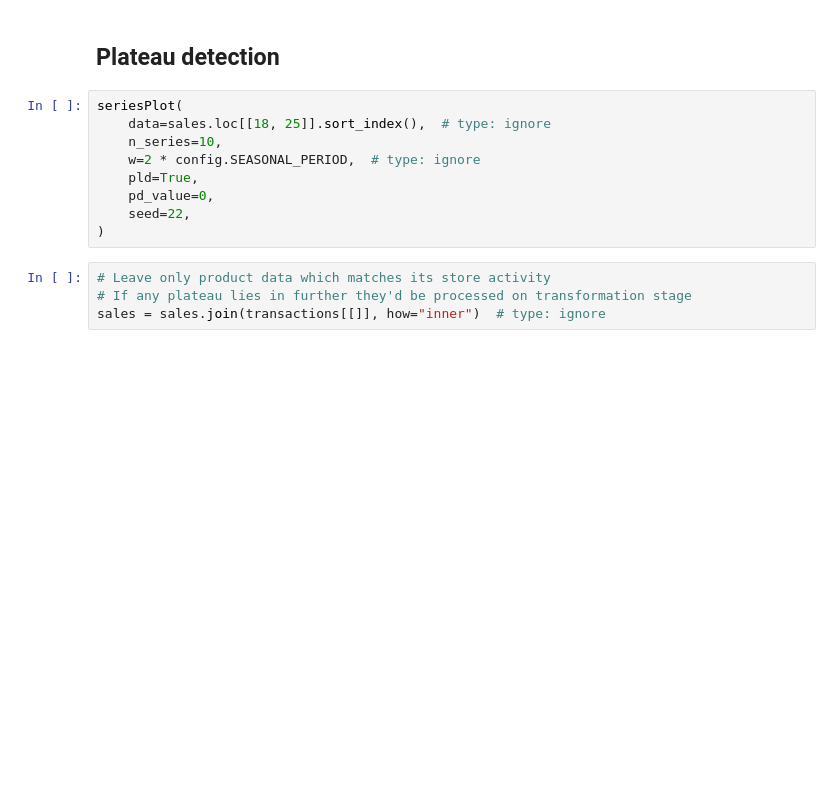
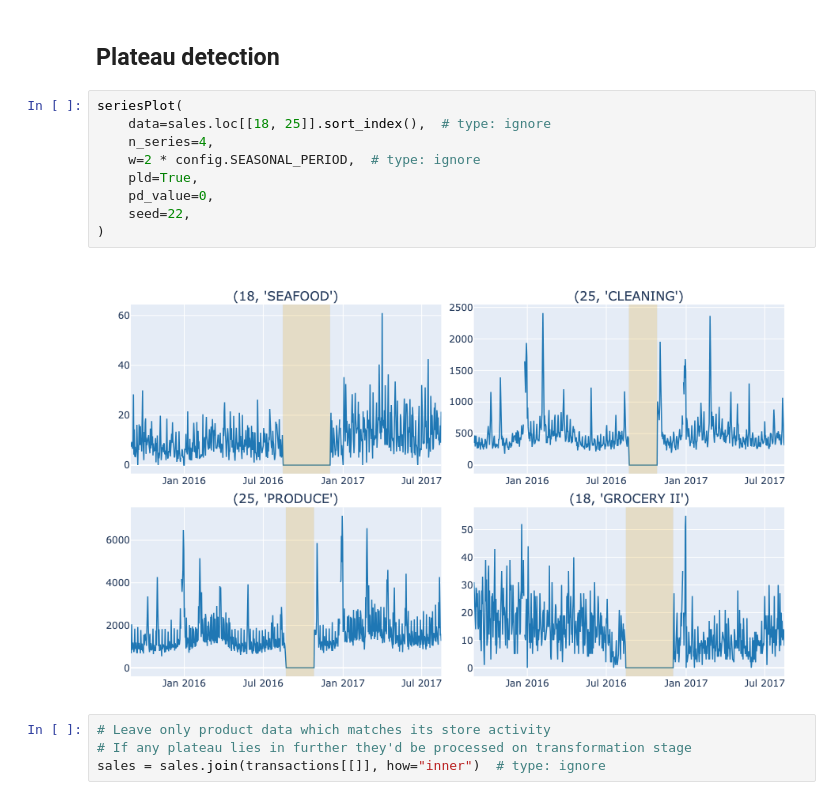
Before and after one commit to irressaf/ts-enterprise, a Jupyter notebook: notebooks/processing.ipynb, the cells around one changed output. Drawn from its saved outputs; the diff is of its cells as text; blank space fills up the shorter version.

```diff
--- a/notebooks/processing.ipynb
+++ b/notebooks/processing.ipynb
@@ -254,12 +263,14 @@ sales = mapper.inverse_transform(sales)
 # %%
 seriesPlot(
     data=sales.loc[[18, 25]].sort_index(),  # type: ignore
-    n_series=10,
+    n_series=4,
     w=2 * config.SEASONAL_PERIOD,  # type: ignore
     pld=True,
     pd_value=0,
     seed=22,
 )
+# %% [output]
+[figure, added]
 # %%
 # Leave only product data which matches its store activity
 # If any plateau lies in further they'd be processed on transformation stage
```
Also changed, not shown: parts of 6 cells of this notebook, 1 other file.
